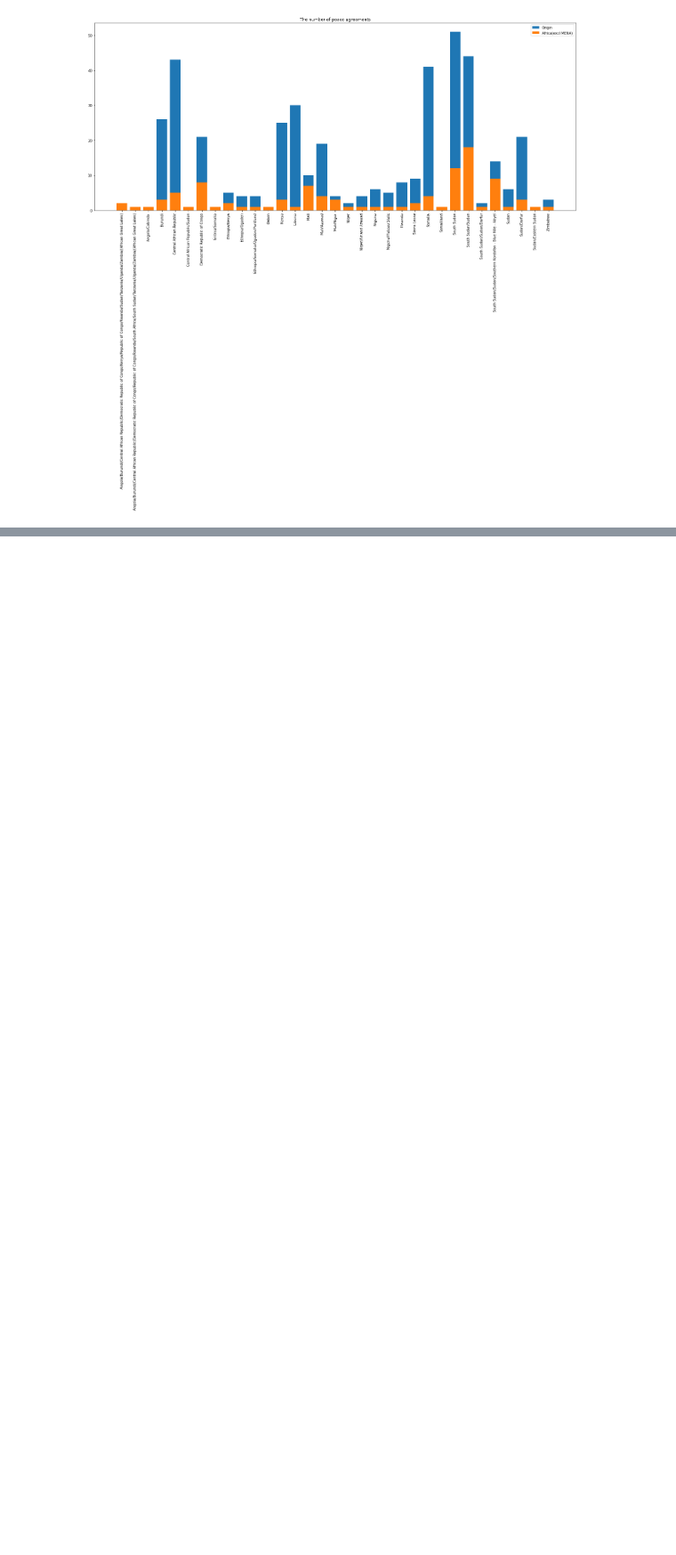
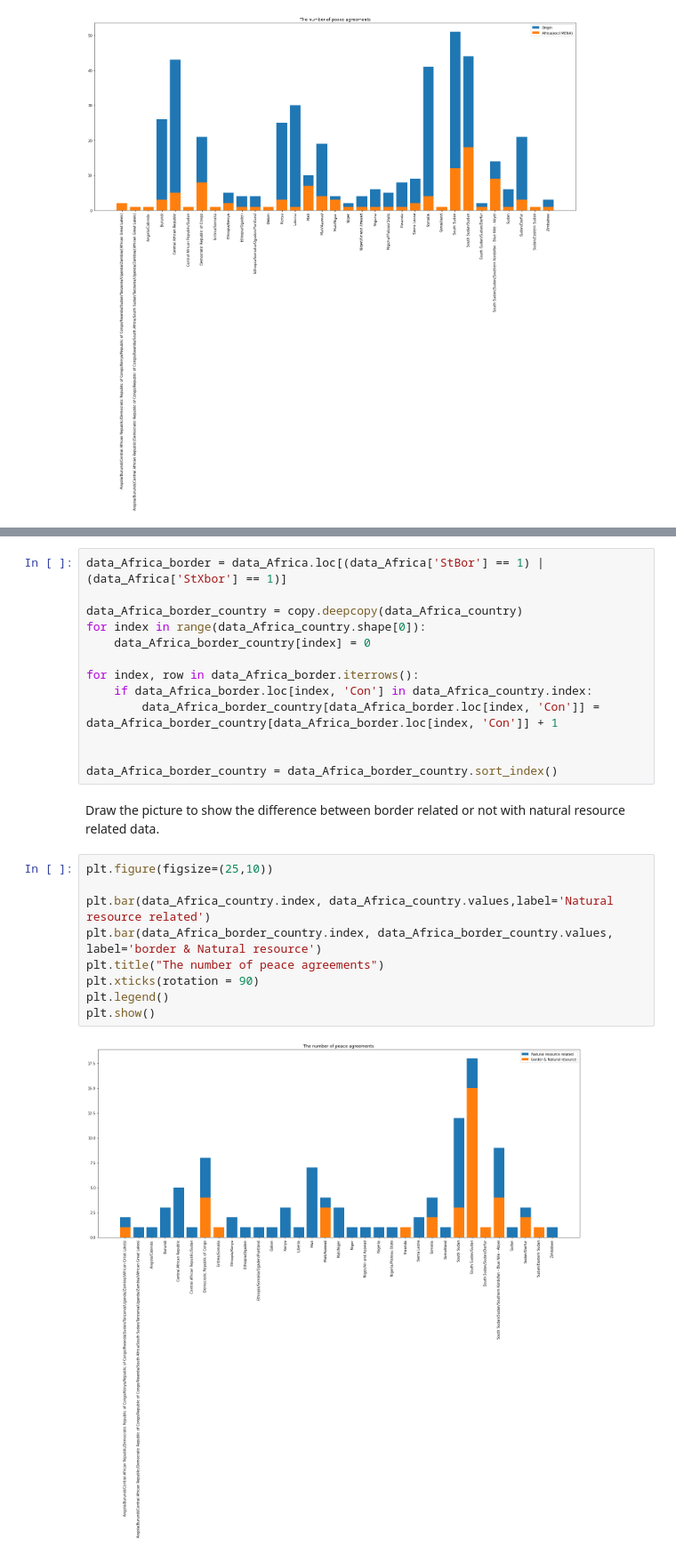
Before and after one commit to linziyingzz/Peace-agreement, a Jupyter notebook: border/assignment3.ipynb, the cells around one changed output, grey strips where cells are left out. Shown at 89% size. Saved outputs shown, nothing was run; the diff lists cells and outputs as text; blank space fills up the shorter version.

```diff
--- a/border/assignment3.ipynb
+++ b/border/assignment3.ipynb
@@ -159,3 +125,29 @@ plt.show()
+# %%
+data_Africa_border = data_Africa.loc[(data_Africa['StBor'] == 1) | (data_Africa['StXbor'] == 1)]
+
+data_Africa_border_country = copy.deepcopy(data_Africa_country)
+for index in range(data_Africa_country.shape[0]):
+    data_Africa_border_country[index] = 0
+
+for index, row in data_Africa_border.iterrows():
+    if data_Africa_border.loc[index, 'Con'] in data_Africa_country.index:
+        data_Africa_border_country[data_Africa_border.loc[index, 'Con']] = data_Africa_border_country[data_Africa_border.loc[index, 'Con']] + 1
+
+
+data_Africa_border_country = data_Africa_border_country.sort_index()
+# %% [markdown]
+Draw the picture to show the difference between border related or not with natural resource related data.
+# %%
+plt.figure(figsize=(25,10))
+
+plt.bar(data_Africa_country.index, data_Africa_country.values,label='Natural resource related')
+plt.bar(data_Africa_border_country.index, data_Africa_border_country.values, label='border & Natural resource')
+plt.title("The number of peace agreements")
+plt.xticks(rotation = 90)
+plt.legend()
+plt.show()
+# %% [output]
+[figure, added]
 # %%
 data_Africa_country = data_Africa_country.sort_values(ascending=False)
 data_Africa_country.head(10)
```
Also changed, not shown: parts of 22 cells of this notebook.
